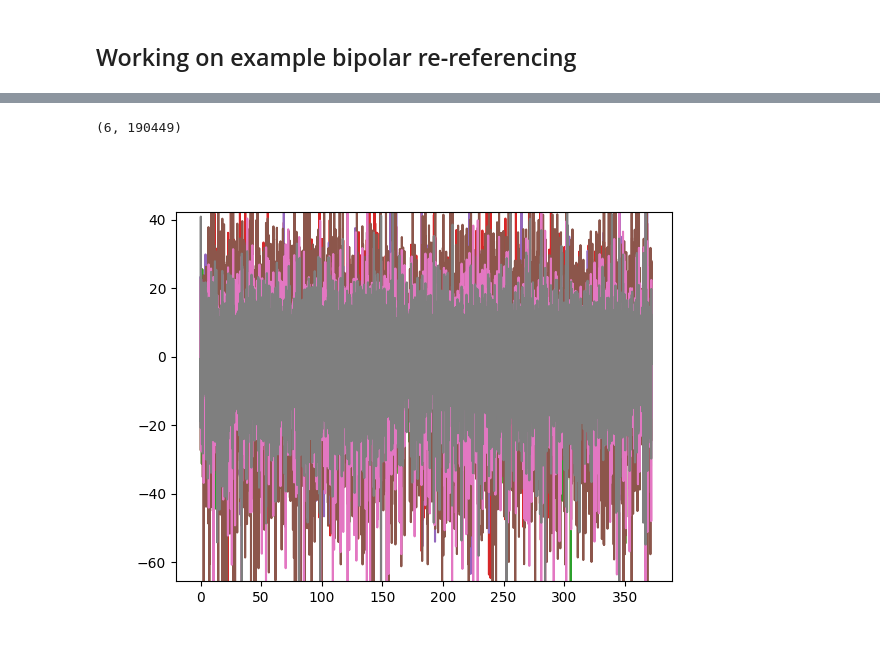
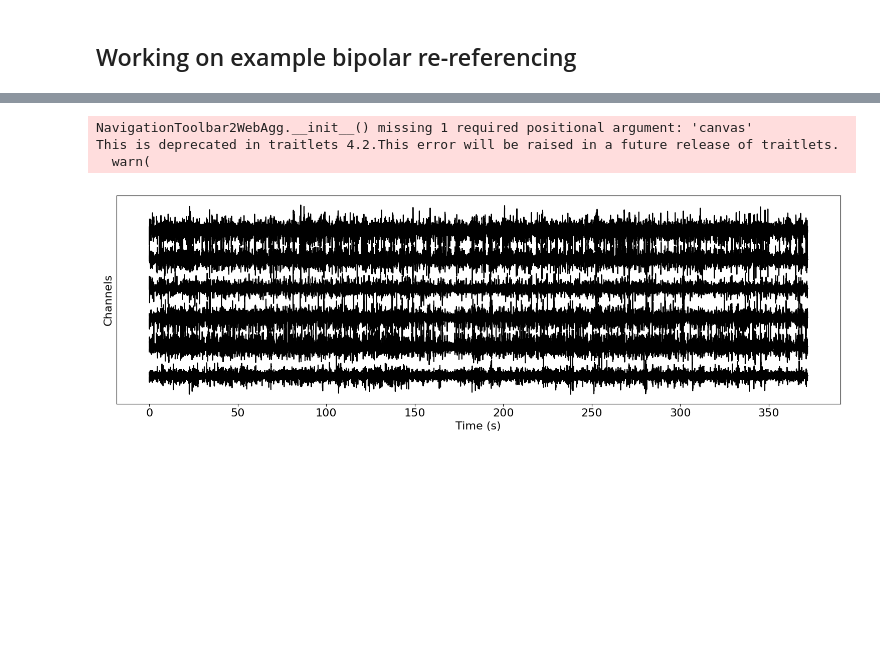
Before and after one commit to davidjuliancaldwell/py_ecog_utilities, a Jupyter notebook: scripts/kleen_data_demo.ipynb, the cells around one changed output, grey strips where cells are left out. Cells and saved outputs as stored; diff of their text form; code cells hidden in the pictures; blank space fills up the shorter version.

```diff
--- a/scripts/kleen_data_demo.ipynb
+++ b/scripts/kleen_data_demo.ipynb
@@ -52,3 +69,9 @@ Ready.
 # %%
 # define bipolar channel list, make into function
 cathode_list, anode_list,distance_list = bipolar_select.generate_bipolar_pair_list(6,256,10)
+
+raw_bip_ref = mne.set_bipolar_reference(raw, anode=anode_list,cathode=cathode_list)
+
+select_list = bipolar_select.generate_select_list(anode_list, cathode_list, distance_list,distance_int=10)
+
+data_int, time_vec =raw_bip_ref.get_data(select_list, return_times=True)
@@ -66,6 +84,0 @@ select_list = bipolar_select.generate_select_list(anode_list, cathode_list, dist
-# %%
-data_int =raw_bip_ref.get_data(select_list)
-# %%
-data_int.shape
-# %% [output]
-(6, 190449)
@@ -72,5 +89,7 @@ data_int.shape
 # %%
-plt.plot(example_chan[1],example_chan[0].T)
-plt.show()
+plot_multi_time_series(time_vec,data_int)
 # %% [output]
+NavigationToolbar2WebAgg.__init__() missing 1 required positional argument: 'canvas'
+This is deprecated in traitlets 4.2.This error will be raised in a future release of traitlets.
+  warn(
-[figure, old version]
+[figure, new version]
```
Also changed, not shown: parts of 14 cells of this notebook.
